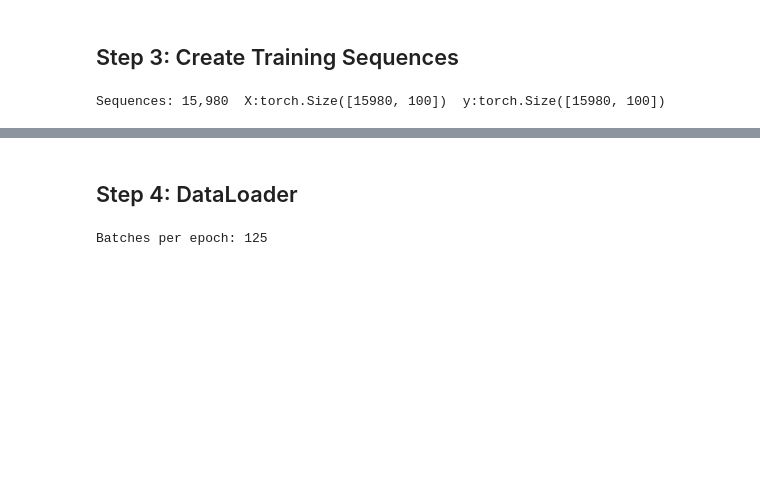
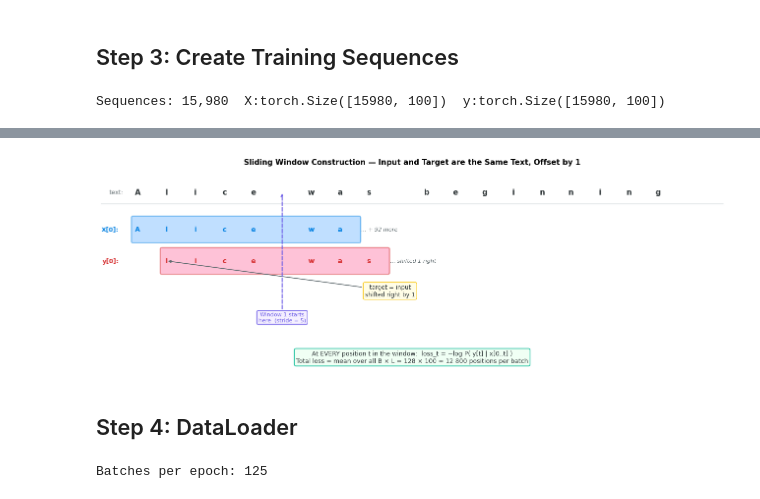
Before and after one commit to dcaponi/pytorch-nn-training, a Jupyter notebook: 04_rnn_pytorch/solution.ipynb, the cells around one changed output, grey strips where cells are left out. Drawn from its saved outputs; the diff is of its cells as text; code cells hidden in the pictures; blank space fills up the shorter version.

```diff
--- a/04_rnn_pytorch/solution.ipynb
+++ b/04_rnn_pytorch/solution.ipynb
@@ -60,3 +291,93 @@ Sequences: 15,980  X:torch.Size([15980, 100])  y:torch.Size([15980, 100])
+# %%
+import matplotlib.pyplot as plt
+import matplotlib.patches as mpatches
+
+fig, ax = plt.subplots(figsize=(13, 4.5))
+ax.set_xlim(-0.5, 13.5)
+ax.set_ylim(-0.5, 4.5)
+ax.axis("off")
+ax.set_title(
+    "Sliding Window Construction — Input and Target are the Same Text, Offset by 1",
+    fontsize=11, fontweight="bold",
+)
+
+# ── Text strip ─────────────────────────────────────────────────────────────────
+snippet  = list("Alice was beginning")
+n        = len(snippet)
+char_w   = 13.0 / (n + 1)
+
+for j, ch in enumerate(snippet):
+    x = (j + 0.5) * char_w
+    ax.text(x, 3.9, ch, ha="center", va="center", fontsize=11,
+            fontweight="bold", color="#2d3436")
+
+ax.text(0.0, 3.9, "text:", ha="right", va="center", fontsize=9, color="#636e72")
+ax.axhline(3.6, color="#b2bec3", lw=0.8)
+
+# ── Window 0 band ─────────────────────────────────────────────────────────────
+w0_chars = 8   # show 8 chars of the 100-char window
+x0_start = 0.5 * char_w - 0.1
+x0_end   = (w0_chars + 0.0) * char_w + 0.1
+
+r_x = mpatches.FancyBboxPatch(
+    (x0_start, 2.65), x0_end - x0_start, 0.6,
+    boxstyle="round,pad=0.04", fc="#74b9ff", ec="#0984e3", lw=1.8, alpha=0.45, zorder=1,
+)
+ax.add_patch(r_x)
+ax.text(-0.1, 2.95, "X[0]:", ha="right", va="center", fontsize=9,
+        color="#0984e3", fontweight="bold")
+ax.text(x0_end + 0.05, 2.95, "… + 92 more", ha="left", va="center",
+        fontsize=8, color="#636e72", style="italic")
+
+r_y = mpatches.FancyBboxPatch(
+    (1.5 * char_w - 0.1, 1.85), x0_end - x0_start, 0.6,
+    boxstyle="round,pad=0.04", fc="#fd79a8", ec="#d63031", lw=1.8, alpha=0.45, zorder=1,
+)
+ax.add_patch(r_y)
+ax.text(-0.1, 2.15, "y[0]:", ha="right", va="center", fontsize=9,
+        color="#d63031", fontweight="bold")
+ax.text(x0_end + 0.05 + char_w, 2.15, "… shifted 1 right", ha="left",
+        va="center", fontsize=8, color="#636e72", style="italic")
+
+# ── Character labels for X and y rows ─────────────────────────────────────────
+for j, ch in enumerate(snippet[:w0_chars]):
+    ax.text((j + 0.5) * char_w, 2.95, ch, ha="center", va="center",
+            fontsize=10, fontweight="bold", color="#0984e3")
+for j, ch in enumerate(snippet[1:w0_chars + 1]):
+    ax.text((j + 1.5) * char_w, 2.15, ch, ha="center", va="center",
+            fontsize=10, fontweight="bold", color="#d63031")
+
+# ── Offset arrow ──────────────────────────────────────────────────────────────
+ax.annotate(
+    "target = input\nshifted right by 1",
+    xy=(1.5 * char_w, 2.15), xytext=(6.0, 1.25),
+    fontsize=8.5, ha="center", color="#2d3436",
+    arrowprops=dict(arrowstyle="->", color="#636e72", lw=1.2),
+    bbox=dict(boxstyle="round,pad=0.3", fc="#fffde7", ec="#f9ca24", lw=1),
+)
+
+# ── Window 1 marker (stride=5) ────────────────────────────────────────────────
+ax.annotate(
+    "Window 1 starts\nhere  (stride = 5)",
+    xy=(5.5 * char_w, 3.9), xytext=(5.5 * char_w, 0.6),
+    fontsize=8, ha="center", color="#6c5ce7",
+    arrowprops=dict(arrowstyle="->", color="#6c5ce7", lw=1.5, linestyle="dashed"),
+    bbox=dict(boxstyle="round,pad=0.3", fc="#f5f0ff", ec="#6c5ce7", lw=1),
+)
+
+# ── Bottom summary ────────────────────────────────────────────────────────────
+ax.text(
+    6.5, -0.3,
+    "At EVERY position t in the window:  loss_t = −log P( y[t] | x[0..t] )\n"
+    "Total loss = mean over all B × L = 128 × 100 = 12 800 positions per batch",
+    ha="center", va="center", fontsize=9, color="#2d3436",
+    bbox=dict(boxstyle="round,pad=0.3", fc="#f0fff4", ec="#00b894", lw=1),
+)
+
+plt.tight_layout()
+plt.show()
+# %% [output]
+[figure, added]
 # %% [markdown]
 ## Step 4: DataLoader
 # %%
```
Also changed, not shown: parts of 16 cells of this notebook, 18 other files.
